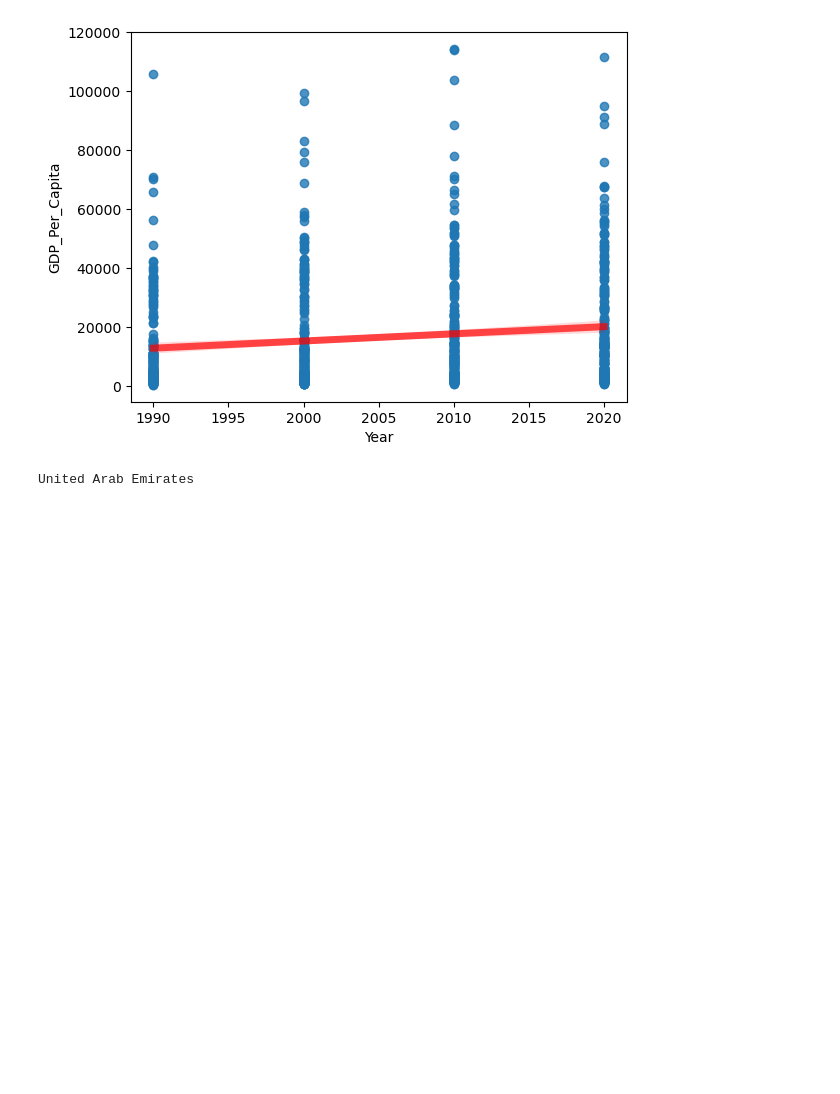
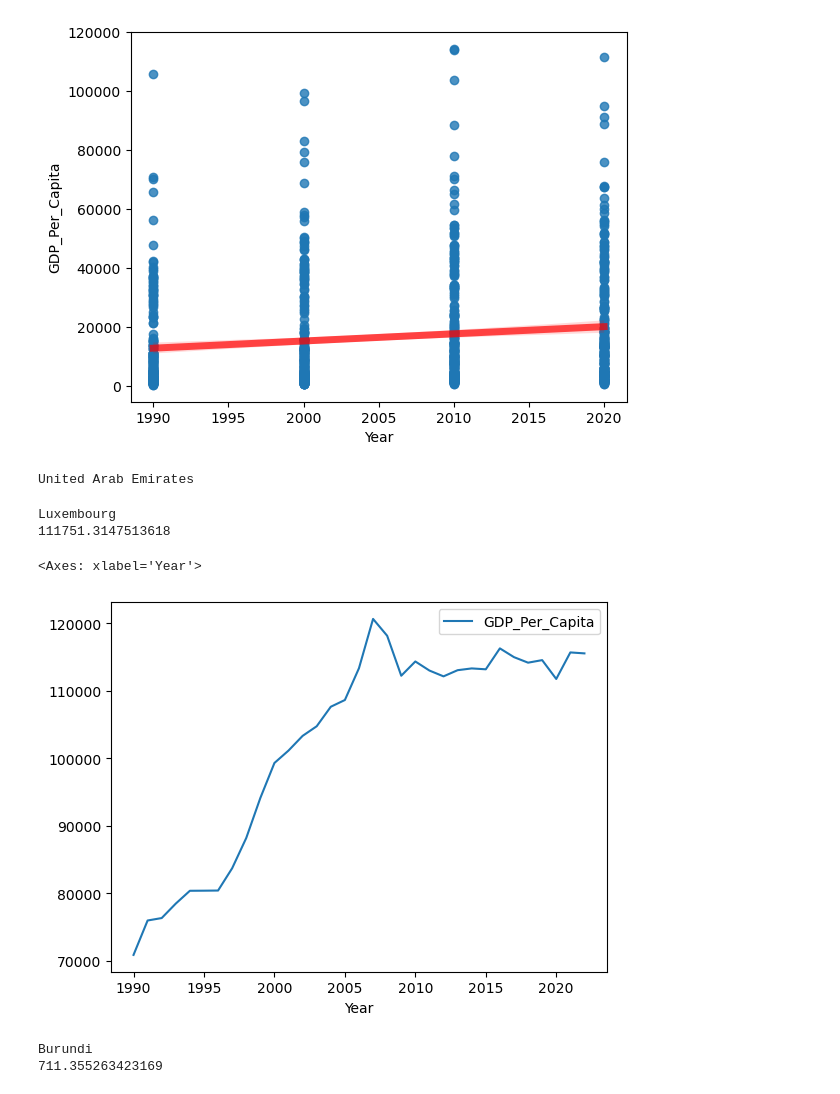
Before and after one commit to NSS-Data-Analytics-Cohort-10/gdp-and-internet-usage-Eliab16, a Jupyter notebook: notebooks/python1.ipynb, the cells around one changed output. Drawn from its saved outputs; the diff is of its cells as text; code cells hidden in the pictures; blank space fills up the shorter version.

```diff
--- a/notebooks/python1.ipynb
+++ b/notebooks/python1.ipynb
@@ -180,3 +176,32 @@ Country = first_row['Country']
 print(Country)
 # %% [output]
 United Arab Emirates
+# %%
+#12  Which country had the highest GDP per capita in 2020
+gdp_df_2020 = gdp_df[gdp_df['Year']==2020]
+highest_gdp_country = gdp_df_2020.loc[gdp_df_2020['GDP_Per_Capita'].idxmax()]
+highest_gdp_country_name = highest_gdp_country['Country']
+gdp_per_capita = highest_gdp_country['GDP_Per_Capita']
+print(highest_gdp_country_name)
+print(gdp_per_capita)
+# %% [output]
+Luxembourg
+111751.3147513618
+# %%
+# Create a plot showing how this country's GDP per capita has changed over the timespan of the dataset
+gdp_Lux = gdp_df[gdp_df['Country'] == 'Luxembourg']
+gdp_Lux.plot.line('Year','GDP_Per_Capita')
+# %% [output]
+<Axes: xlabel='Year'>
+[figure, added]
+# %%
+#13 Which country had the lowest GDP per capita in 2020
+gdp_df_2020 = gdp_df[gdp_df['Year']==2020]
+lowest_gdp_country = gdp_df_2020.loc[gdp_df_2020['GDP_Per_Capita'].idxmin()]
+lowest_gdp_country_name = lowest_gdp_country['Country']
+gdp_per_capita = lowest_gdp_country['GDP_Per_Capita']
+print(lowest_gdp_country_name)
+print(gdp_per_capita)
+# %% [output]
+Burundi
+711.355263423169
```
Also changed, not shown: parts of 12 cells of this notebook.
